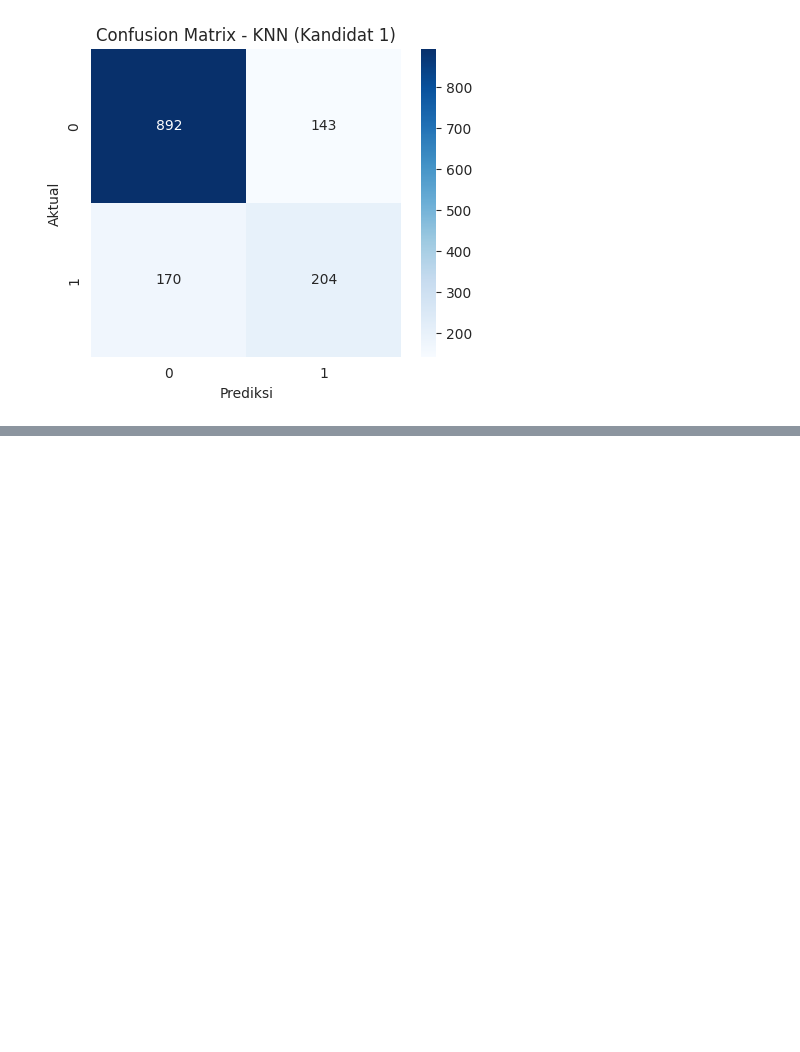
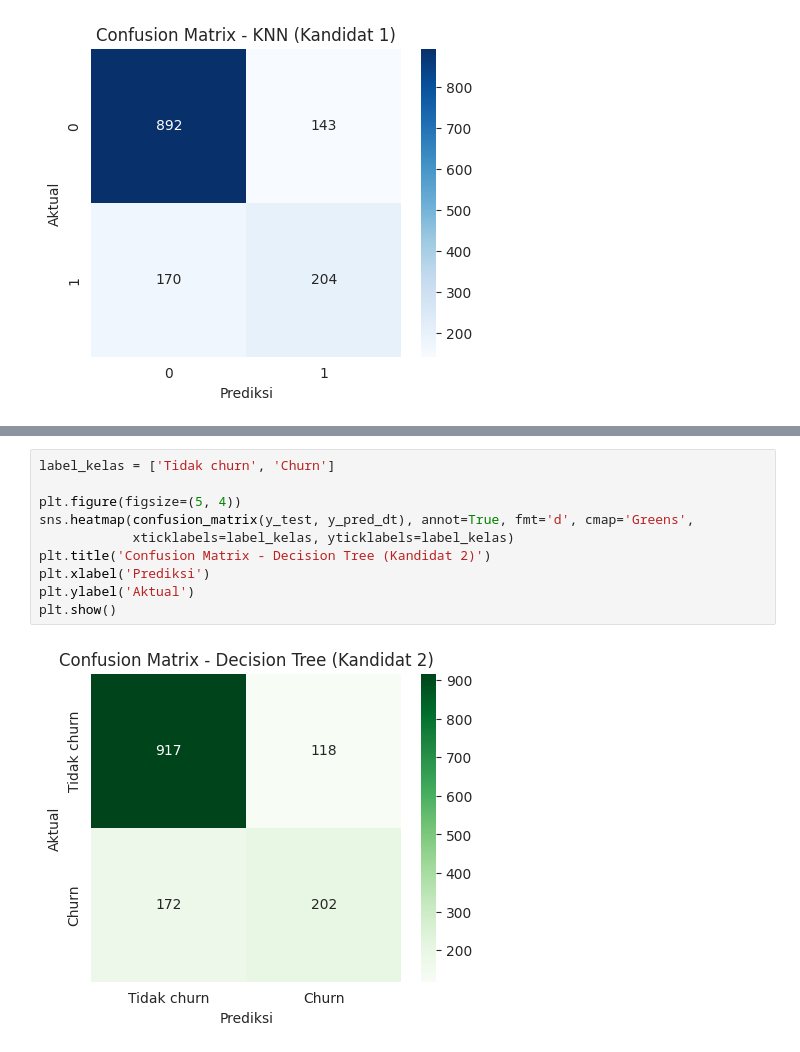
Before and after one commit to carlos1739/analisis_telco, a Jupyter notebook: notebook/churn_analysis.ipynb, the cells around one changed output, grey strips where cells are left out. Drawn from its saved outputs; the diff is of its cells as text; blank space fills up the shorter version.

```diff
--- a/notebook/churn_analysis.ipynb
+++ b/notebook/churn_analysis.ipynb
@@ -770,0 +872,12 @@ plt.show()
+# %%
+label_kelas = ['Tidak churn', 'Churn']
+
+plt.figure(figsize=(5, 4))
+sns.heatmap(confusion_matrix(y_test, y_pred_dt), annot=True, fmt='d', cmap='Greens',
+            xticklabels=label_kelas, yticklabels=label_kelas)
+plt.title('Confusion Matrix - Decision Tree (Kandidat 2)')
+plt.xlabel('Prediksi')
+plt.ylabel('Aktual')
+plt.show()
+# %% [output]
+[figure, added]
```
Also changed, not shown: parts of 13 cells of this notebook.
